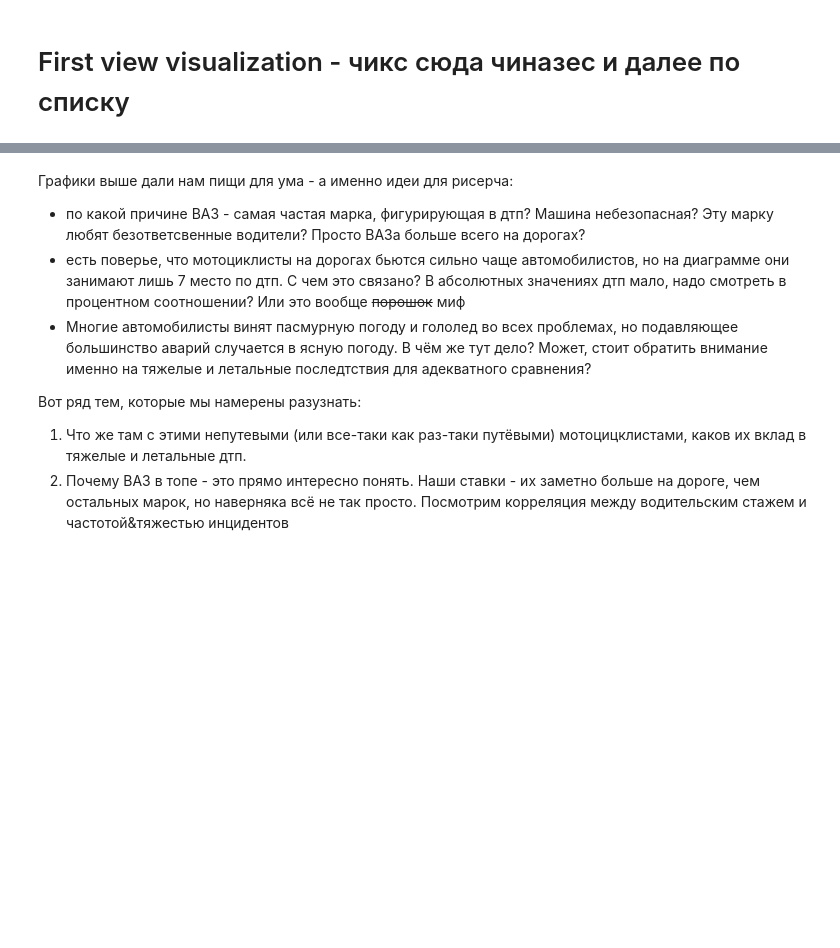
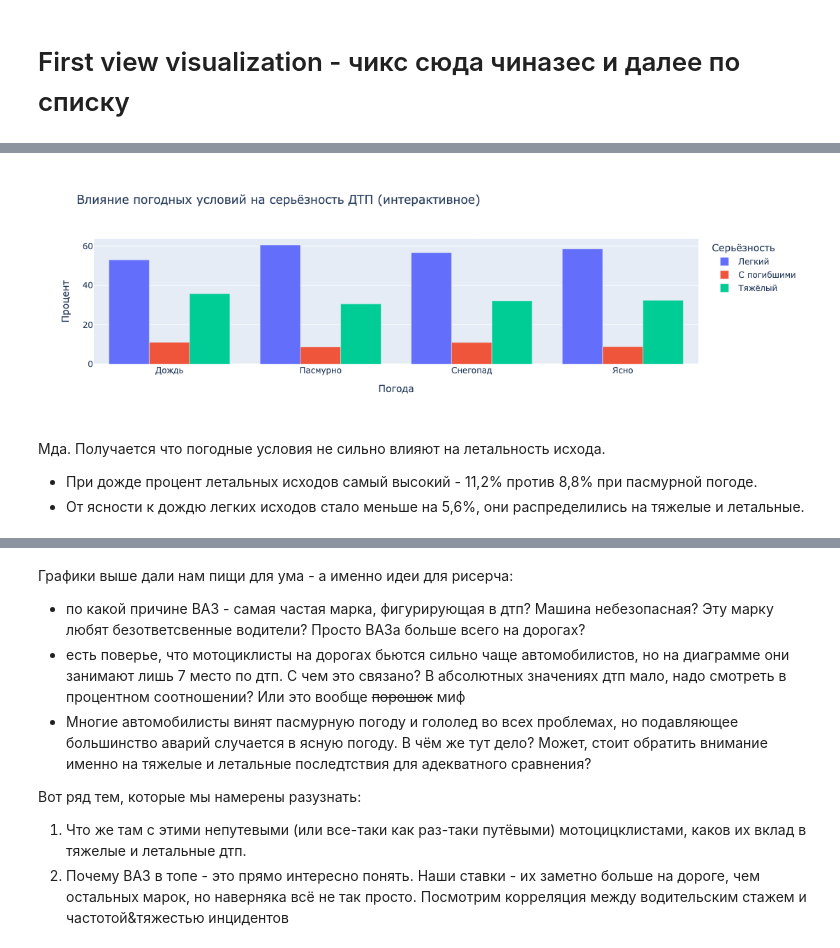
Before and after one commit to dyukilya/kostolom, a Jupyter notebook: project.ipynb, the cells around one changed output, grey strips where cells are left out. Drawn from its saved outputs; the diff is of its cells as text; code cells hidden in the pictures; blank space fills up the shorter version.

Commit message:
Add files via upload
+интерактивный график влияния погодных условий и чуть почистил

```diff
--- a/project.ipynb
+++ b/project.ipynb
@@ -237,0 +299,11 @@ plt.show()
+# %%
+import plotly.express as px
+
+# заведем отдельный df_count для подсчета персентажА. Группируем по погоде и выживаемости, потом суммируем и берем процент.
+final_df['count'] = 1
+df_count = final_df.groupby(['weather', 'severity'], as_index=False)['count'].count()
+df_count['total'] = df_count.groupby('weather')['count'].transform('sum')
+df_count['percentage'] = df_count['count'] / df_count['total'] * 100
+df_count = df_count[df_count['weather'] != 'Другие']
+df_count = df_count[df_count['weather'] != 'Пасмурно, Снегопад']
+df_count
@@ -237,0 +324,34 @@ plt.show()
+# %%
+fig = px.bar(
+    df_count,
+    x='weather',
+    y='percentage',
+    color='severity',
+    barmode='group',
+    hover_data=['count', 'total','severity'],
+    labels={
+        'weather': 'Погода',
+        'percentage': 'Процент',
+        'severity': 'Серьёзность'
+    },
+    title='Влияние погодных условий на серьёзность ДТП (интерактивное)'
+)
+
+fig.update_traces(
+    hovertemplate=
+        'Погода: %{x}<br>' +
+        'Серьёзность: %{customdata[2]}<br>' +
+        'Процент: %{y:.1f}%<br>' +
+        'ДТП серьёзности %{customdata[2]}: %{customdata[0]}<br>'
+        'Всего ДТП: %{customdata[1]}<br>' +
+        '<extra></extra>'
+)
+fig.show()
+# %% [output]
+[figure, added]
+# %% [markdown]
+Мда.
+Получается что погодные условия не сильно влияют на летальность исхода.
+
+- При дожде процент летальных исходов самый высокий - 11,2% против 8,8% при пасмурной погоде.
+- От ясности к дождю легких исходов стало меньше на 5,6%, они распределились на тяжелые и летальные.
```
Also changed, not shown: parts of 11 cells of this notebook.
